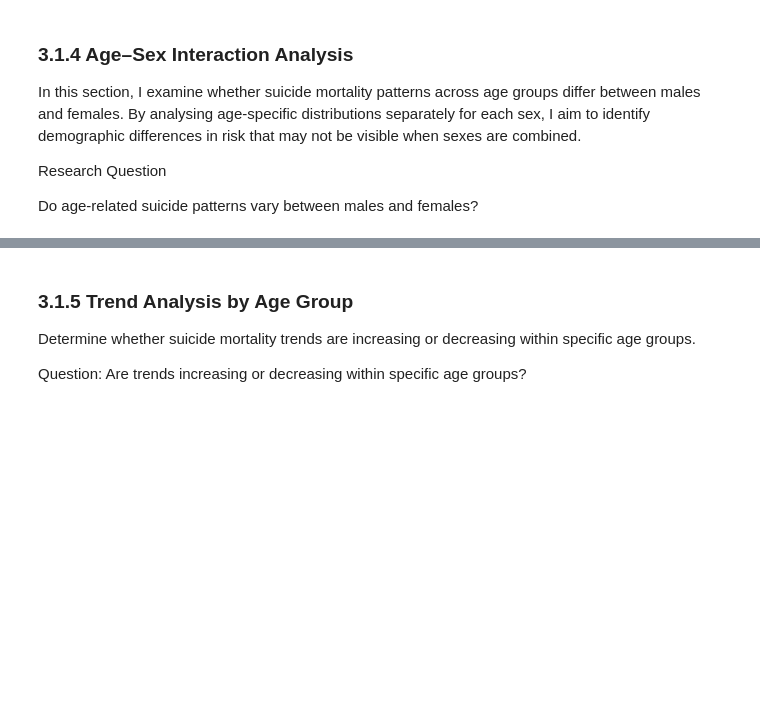
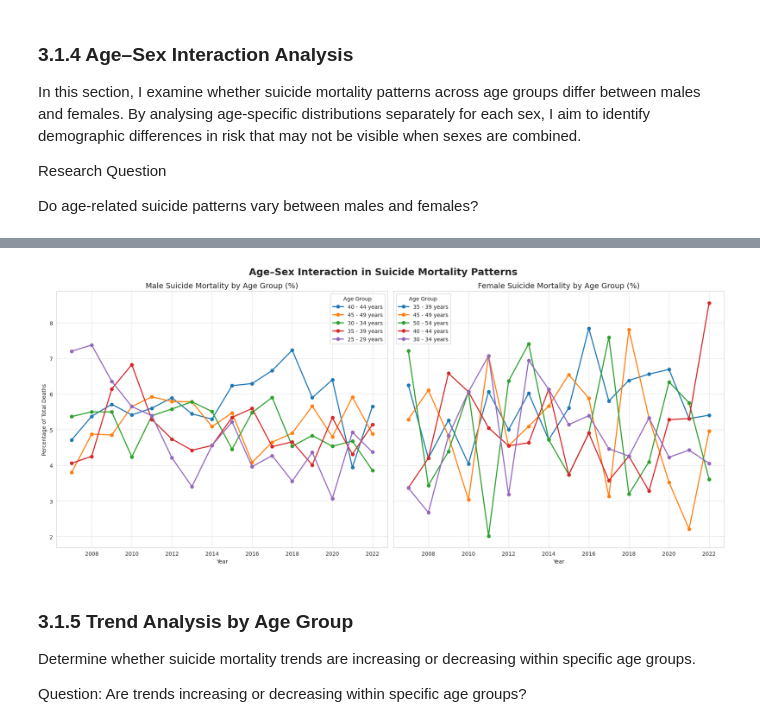
Before and after one commit to NibnabCodes/pfda_project, a Jupyter notebook: analysis.ipynb, the cells around one changed output, grey strips where cells are left out. Drawn from its saved outputs; the diff is of its cells as text; code cells hidden in the pictures; blank space fills up the shorter version.

Commit message:
created small multiples lin chart for age & sex interaction analysis

```diff
--- a/analysis.ipynb
+++ b/analysis.ipynb
@@ -1219,0 +1259,8 @@ Do age-related suicide patterns vary between males and females?
+# %%
+male_percentages = male_percentages.drop(
+    columns=["All ages"]
+)
+
+female_percentages = female_percentages.drop(
+    columns=["All ages"]
+)
@@ -1219,0 +1271,12 @@ Do age-related suicide patterns vary between males and females?
+# %%
+top_male_ages = (
+    male_percentages.mean()
+    .nlargest(5)
+    .index
+)
+
+top_female_ages = (
+    female_percentages.mean()
+    .nlargest(5)
+    .index
+)
@@ -1220,3 +1287,45 @@ Do age-related suicide patterns vary between males and females?
+# %%
+fig, axes = plt.subplots(1, 2, figsize=(18, 8), sharey=True)
+
+# Male plot
+for age_group in top_male_ages:
+    axes[0].plot(
+        male_percentages.index,
+        male_percentages[age_group],
+        marker="o",
+        linewidth=2,
+        label=str(age_group)
+    )
+
+axes[0].set_title("Male Suicide Mortality by Age Group (%)", fontsize=14)
+axes[0].set_xlabel("Year")
+axes[0].set_ylabel("Percentage of Total Deaths")
+axes[0].grid(True, linestyle="--", alpha=0.7)
+axes[0].legend(title="Age Group")
+
+# Female plot
+for age_group in top_female_ages:
+    axes[1].plot(
+        female_percentages.index,
+        female_percentages[age_group],
+        marker="o",
+        linewidth=2,
+        label=str(age_group)
+    )
+
+axes[1].set_title("Female Suicide Mortality by Age Group (%)", fontsize=14)
+axes[1].set_xlabel("Year")
+axes[1].grid(True, linestyle="--", alpha=0.7)
+axes[1].legend(title="Age Group")
+
+plt.suptitle(
+    "Age–Sex Interaction in Suicide Mortality Patterns",
+    fontsize=18,
+    weight="bold"
+)
+plt.tight_layout()
+# %% [output]
+[figure, added]
 # %% [markdown]
 ### **3.1.5 Trend Analysis by Age Group**
 
```
Also changed, not shown: parts of 9 cells of this notebook.
